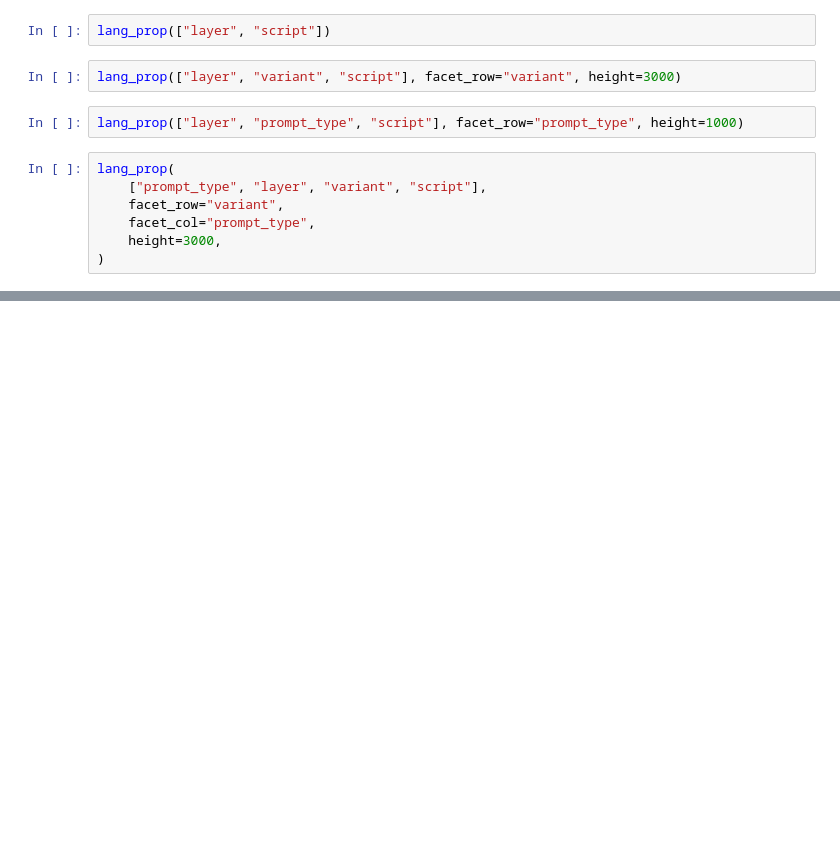
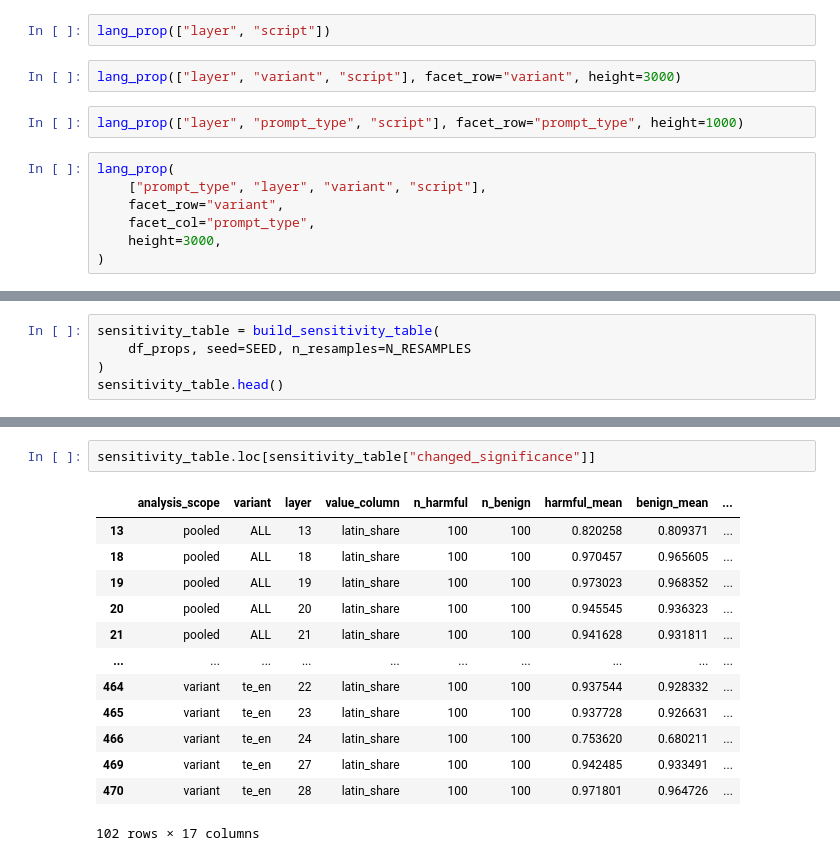
Before and after one commit to majulahsingapuri/hidden-in-plain-script, a Jupyter notebook: rq2.ipynb, the cells around one changed output, grey strips where cells are left out. Cells and saved outputs as stored; diff of their text form; blank space fills up the shorter version.

```diff
--- a/rq2.ipynb
+++ b/rq2.ipynb
@@ -149,0 +261,5 @@ lang_prop(
+# %%
+sensitivity_table = build_sensitivity_table(
+    df_props, seed=SEED, n_resamples=N_RESAMPLES
+)
+sensitivity_table.head()
@@ -149,0 +273,16 @@ lang_prop(
+# %%
+sensitivity_table.loc[sensitivity_table["changed_significance"]]
+# %% [output]
+|  | analysis_scope | variant | layer | value_column | n_harmful | n_benign | harmful_mean | benign_mean | ... |
+| 13 | pooled | ALL | 13 | latin_share | 100 | 100 | 0.820258 | 0.809371 | ... |
+| 18 | pooled | ALL | 18 | latin_share | 100 | 100 | 0.970457 | 0.965605 | ... |
+| 19 | pooled | ALL | 19 | latin_share | 100 | 100 | 0.973023 | 0.968352 | ... |
+| 20 | pooled | ALL | 20 | latin_share | 100 | 100 | 0.945545 | 0.936323 | ... |
+| 21 | pooled | ALL | 21 | latin_share | 100 | 100 | 0.941628 | 0.931811 | ... |
+| ... | ... | ... | ... | ... | ... | ... | ... | ... | ... |
+| 464 | variant | te_en | 22 | latin_share | 100 | 100 | 0.937544 | 0.928332 | ... |
+| 465 | variant | te_en | 23 | latin_share | 100 | 100 | 0.937728 | 0.926631 | ... |
+| 466 | variant | te_en | 24 | latin_share | 100 | 100 | 0.753620 | 0.680211 | ... |
+| 469 | variant | te_en | 27 | latin_share | 100 | 100 | 0.942485 | 0.933491 | ... |
+| 470 | variant | te_en | 28 | latin_share | 100 | 100 | 0.971801 | 0.964726 | ... |
+102 rows × 17 columns
```
Also changed, not shown: parts of 28 cells of this notebook, 18 other files.
